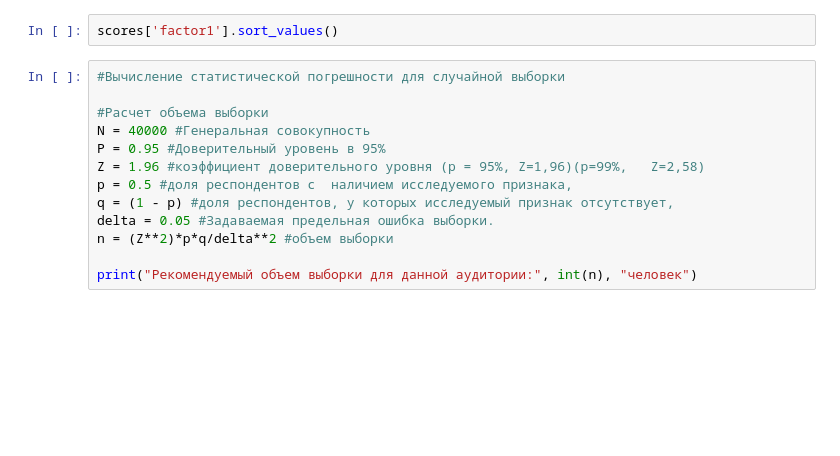
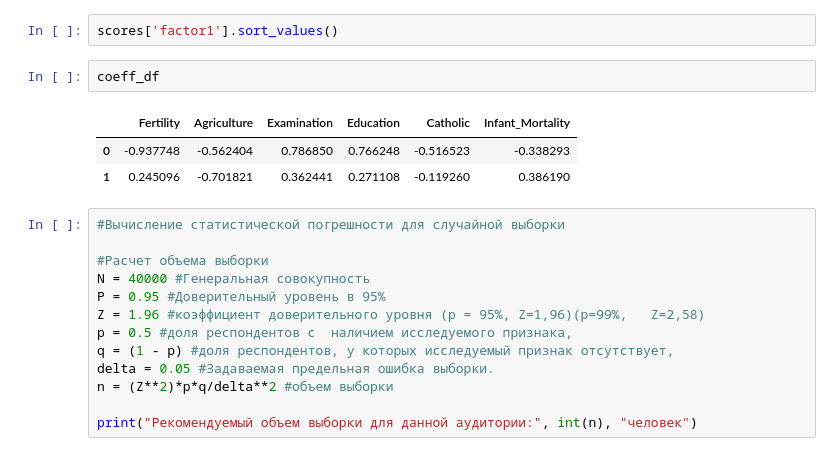
Before and after one commit to Gloriel/FlightPreparence, a Jupyter notebook: St8_StatisicFormules.ipynb, the cells around one changed output. Drawn from its saved outputs; the diff is of its cells as text; blank space fills up the shorter version.

```diff
--- a/St8_StatisicFormules.ipynb
+++ b/St8_StatisicFormules.ipynb
@@ -1362,6 +1379,12 @@ PCA(n_components=5)
 [figure]
 # %%
 scores['factor1'].sort_values()
+# %%
+coeff_df
+# %% [output]
+|  | Fertility | Agriculture | Examination | Education | Catholic | Infant_Mortality |
+| 0 | -0.937748 | -0.562404 | 0.786850 | 0.766248 | -0.516523 | -0.338293 |
+| 1 | 0.245096 | -0.701821 | 0.362441 | 0.271108 | -0.119260 | 0.386190 |
 # %%
 #Вычисление статистической погрешности для случайной выборки
 
```
Also changed, not shown: parts of 1 cell of this notebook.
